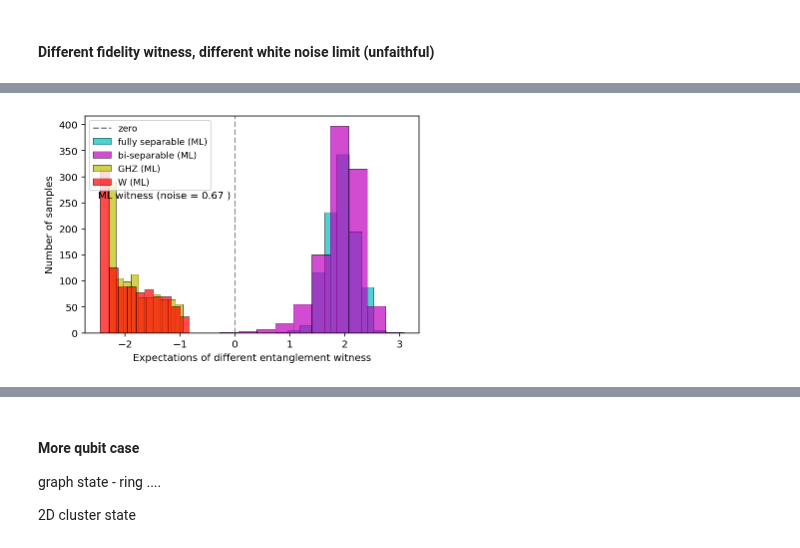
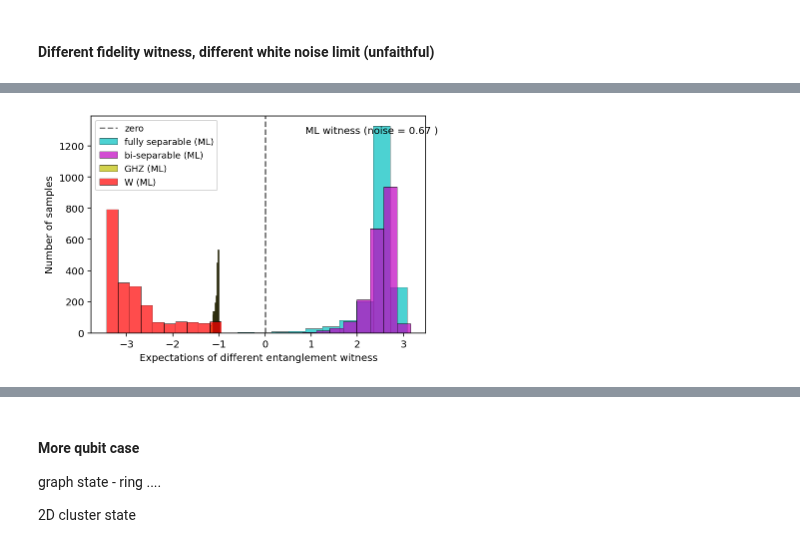
Before and after one commit to Jue-Xu/Entanglement-Witness, a Jupyter notebook: Code/Entangle.ipynb, the cells around one changed output, grey strips where cells are left out. Saved outputs shown, nothing was run; the diff lists cells and outputs as text; code cells hidden in the pictures.

```diff
--- a/Code/Entangle.ipynb
+++ b/Code/Entangle.ipynb
@@ -473,7 +417,0 @@ generate_rand_product_density: 3 qubits, 1000 samples
-# %%
-x = list(range(1, 10))
-y = list("abcdefghij")
-m = 3
-
-x_sub, y_sub = zip(*random.sample(list(zip(x, y)), m))
-x_sub[2]
@@ -484,54 +465,60 @@ x_sub[2]
 # %%
-size_train = 1000
+size_train = 2000
 size_test = 1000
 
 noise_limit = 4/6
-to_features = 10
-# three-qubit tomographic ansatz
-three_pauli = [tensor([a,b,c]) for a in pauli_operators for b in pauli_operators for c in pauli_operators]
-three_pauli_label = [a+b+c for a in pauli_str for b in pauli_str for c in pauli_str ]
-three_pauli_subset, three_pauli_label_subset = zip(*random.sample(list(zip(three_pauli, three_pauli_label)), to_features))
-three_pauli_subset = list(three_pauli_subset)
-three_pauli_label_subset = list(three_pauli_label_subset)
-# print(len(three_pauli_subset))
-# print(three_pauli)
-# print(three_pauli_subset)
+to_features = 8
+print(f'# features: {to_features}')
 
 
 ##################### training ########################
 # input_states = [generate_rand_product_state(3, 2 * size_train), ghz_3_density, w_3_density]
 # labels = [ [1 for i in range(2 * size_train)], [0 for i in range(size_train) ], [0 for i in range(size_train)] ]
 # print(labels)
-fully_sep_data = [ generate_rand_product_state(3, size_train,noise_limit=noise_limit,is_pure=False), const_label(1, size_train) ]
-# fully_sep_data = [generate_rand_product_density(3, size_train, 0), const_label(1,size_train)]
-bi_sep_data = [generate_noisy_biseparable(1, 2, size_train, noise_limit), const_label(1,size_train)]
-ghz3_data = [generate_noisy_ghz_ensemble(n=3,m=size_train,noise_limit=noise_limit), const_label(0,size_train)]
-w3_data = [generate_noisy_w_ensemble(n=3,m=size_train,noise_limit=noise_limit), const_label(0,size_train)]
+fully_sep_state = generate_rand_product_state(n=3,m=size_train*2,noise_limit=0,is_pure=False)
+bi_sep_state    = generate_noisy_biseparable(n_A=1,n_B=2, m=size_train*2,noise_limit=noise_limit)
+ghz3_state = generate_coherent_noisy_ghz_ensemble(n=3, m=size_train*2, theta_limit=pi/2, phi_limit=pi*0.7)
+# ghz3_state      = generate_noisy_ghz_ensemble(n=3,m=size_train*2,noise_limit=noise_limit)
+w3_state        = generate_noisy_w_ensemble(n=3,m=size_train*2,noise_limit=noise_limit)
 
-X, y = construct_training_dataset(
-    states_labels=[fully_sep_data, bi_sep_data, ghz3_data, w3_data],
-    operators=three_pauli_subset)
-print('number of features', len(X[0]))
-print('selected pauli operators:',three_pauli_label_subset)
-# print(Y)
-n_sample = len(X)
-X_train = X[:int(0.9 * n_sample)]
-# print(X_train)
-y_train = y[:int(0.9 * n_sample)]
-X_test = X[int(0.9 * n_sample):]
-y_test = y[int(0.9 * n_sample):]
+# label the states
+fully_sep_data = [fully_sep_state[:size_train] , const_label(1, size_train) ]
+bi_sep_data = [bi_sep_state[:size_train], const_label(1,size_train)]
+ghz3_data = [ghz3_state[:size_train], const_label(0,size_train)]
+w3_data = [w3_state[:size_train], const_label(0,size_train)]
 
-clf = svm.SVC()
-clf.fit(X_train, y_train)
-print('train score:', clf.score(X_train, y_train))
-print('test score:', clf.score(X_test, y_test))
+# SVM
+accuracy = 0.0
+while accuracy < 0.999:
+
+    three_pauli_subset, three_pauli_label_subset = tomographic_ansatz(n_qubit=3,n_feature=to_features)
+    X, y = construct_training_dataset(
+        states_labels=[fully_sep_data, bi_sep_data, ghz3_data, w3_data],
+        operators=three_pauli_subset)
+    # print('# features', len(X[0]))
+    print('selected pauli operators:',three_pauli_label_subset)
+    # print(Y)
+    n_sample = len(X)
+    X_train = X[:int(0.9 * n_sample)]
+    # print(X_train)
+    y_train = y[:int(0.9 * n_sample)]
+    X_test = X[int(0.9 * n_sample):]
+    y_test = y[int(0.9 * n_sample):]
+
+    clf = svm.SVC()
+    clf.fit(X_train, y_train)
+    train_score = clf.score(X_train, y_train)
+    test_score  = clf.score(X_test, y_test)
+    print(f'train score: {train_score:.4f}; test score: {test_score:.4f}')
+    accuracy = (train_score+test_score)/2
 
 ##################### testing ########################
 # fully_sep_test = generate_rand_product_density(3, size_test)
-fully_sep_test = generate_rand_product_state(3, size_test,noise_limit=noise_limit,is_pure=False)
-bi_sep_test = generate_noisy_biseparable(1, 2, size_test, noise_limit)
-ghz3_test = generate_noisy_ghz_ensemble(n=3,m=size_test,noise_limit=noise_limit)
-w3_test = generate_noisy_w_ensemble(n=3,m=size_test,noise_limit=noise_limit)
+fully_sep_test = fully_sep_state[size_train:]
+bi_sep_test = bi_sep_state[size_train:]
+ghz3_test = ghz3_state[size_train:]
+w3_test = w3_state[size_train:]
+
 test_dataset = [fully_sep_test, bi_sep_test, ghz3_test, w3_test]
 # test_1 = generate_two_qubit_random_pure_state_PPT(size_test)[1]
 
@@ -539,6 +526,7 @@ comparison_legend = ['zero', 'fully separable (ML)', 'bi-separable (ML)', 'GHZ (
 # three_qubit_legend = ['zero', 'fully separable (GHZ witness)', 'GHZ3 (GHZ witness)', 'W3 (GHZ witness)', 'fully separable (W witness)','W3 (W witness)', 'GHZ (W witness)', 'fully separable (ML)', 'GHZ (ML)', 'W (ML)']
 decision_test = []
 for test_data in test_dataset:
+
     feature_test = [expect(three_pauli_subset, state) for state in test_data]
     prediction_test = clf.predict(feature_test)
     # print(prediction_three_1)
@@ -567 +553 @@ generate_noisy_ghz_ensemble: 3 qubits, 1000 samples
-[figure, old version]
+[figure, new version]
```
Also changed, not shown: parts of 40 cells of this notebook, 13 other files.
